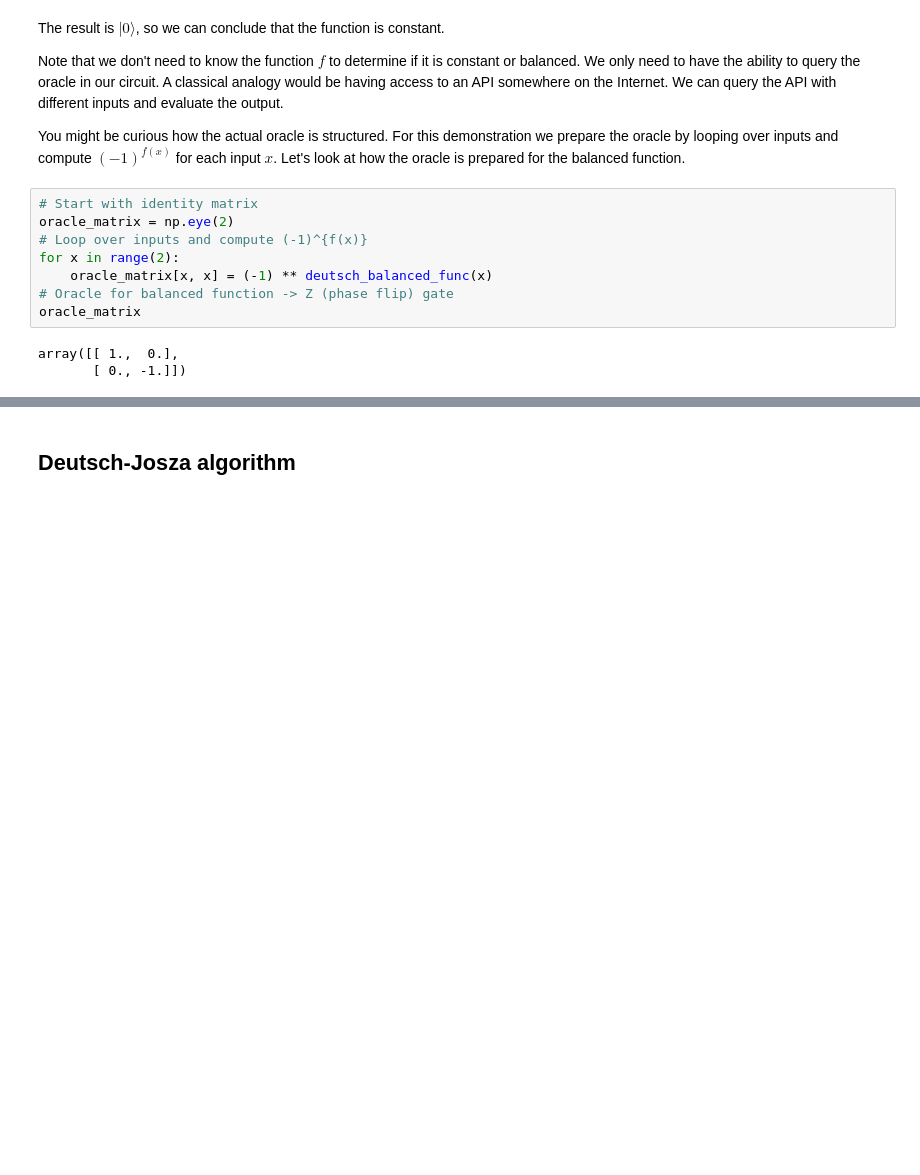
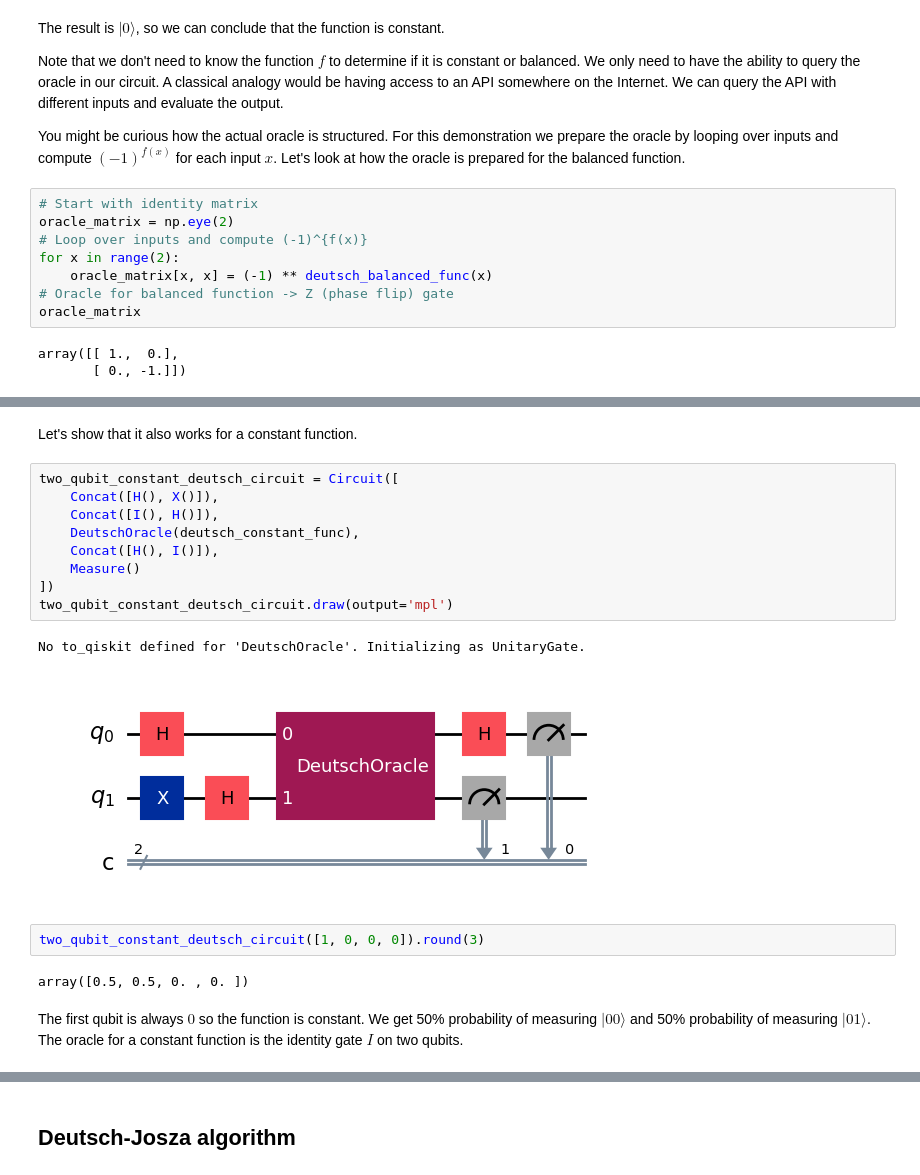
Before and after one commit to CarloLepelaars/q4p, a Jupyter notebook: nbs/04-deutsch.ipynb, the cells around one changed output, grey strips where cells are left out. Drawn from its saved outputs; the diff is of its cells as text; blank space fills up the shorter version.

```diff
--- a/nbs/04-deutsch.ipynb
+++ b/nbs/04-deutsch.ipynb
@@ -113,0 +155,20 @@ This process generalizes to any number of qubits. When we apply this phase kickb
+# %% [markdown]
+Let's show that it also works for a constant function.
+# %%
+two_qubit_constant_deutsch_circuit = Circuit([
+    Concat([H(), X()]),
+    Concat([I(), H()]),
+    DeutschOracle(deutsch_constant_func),
+    Concat([H(), I()]),
+    Measure()
+])
+two_qubit_constant_deutsch_circuit.draw(output='mpl')
+# %% [output]
+No to_qiskit defined for 'DeutschOracle'. Initializing as UnitaryGate.
+[figure, added]
+# %%
+two_qubit_constant_deutsch_circuit([1, 0, 0, 0]).round(3)
+# %% [output]
+array([0.5, 0.5, 0. , 0. ])
+# %% [markdown]
+The first qubit is always $0$ so the function is constant. We get 50% probability of measuring $|00\rangle$ and 50% probability of measuring $|01\rangle$. The oracle for a constant function is the identity gate $I$ on two qubits.
```
Also changed, not shown: parts of 18 cells of this notebook.
